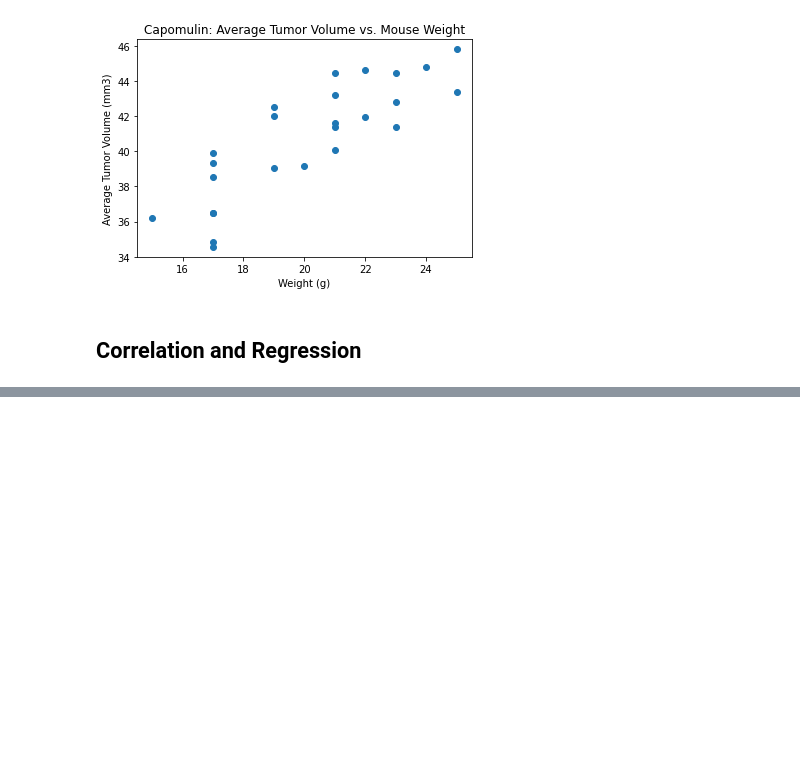
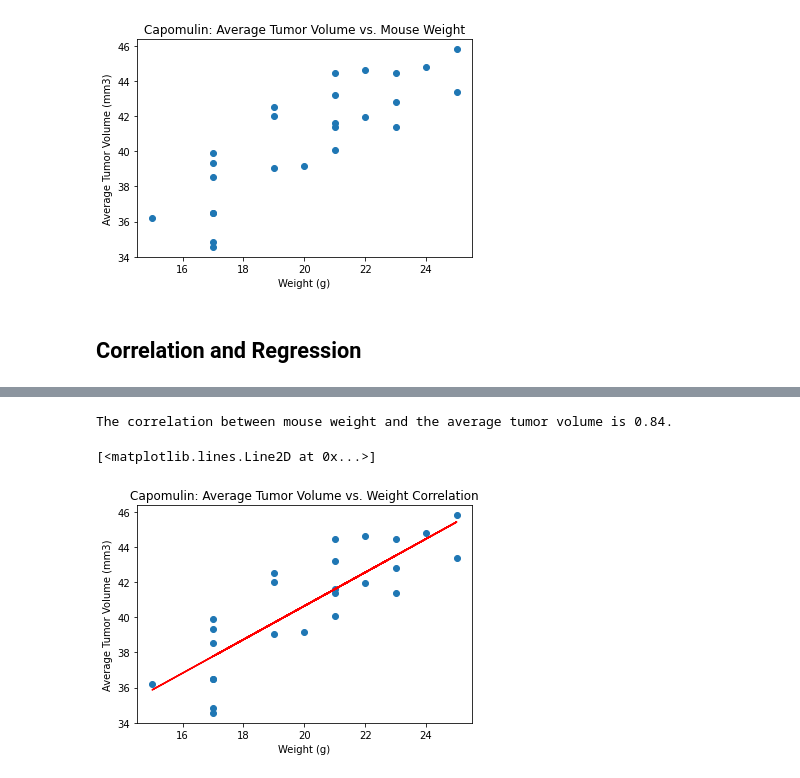
Before and after one commit to geyo/matplotlib-challenge, a Jupyter notebook: Pymaceuticals/pymaceuticals.ipynb, the cells around one changed output, grey strips where cells are left out. Drawn from its saved outputs; the diff is of its cells as text; code cells hidden in the pictures; blank space fills up the shorter version.

Commit message:
correlation and regression line calculated

```diff
--- a/Pymaceuticals/pymaceuticals.ipynb
+++ b/Pymaceuticals/pymaceuticals.ipynb
@@ -399,7 +391,9 @@ capomulin_mean_tum
 | y793 | 17.0 | 17.0 | 22.5 | 38.506829 | 1.40 |
 # %%
 # Generate a scatter plot of average tumor volume vs. mouse weight for the Capomulin regimen
-plt.scatter(capomulin_mean_tum["Weight (g)"], capomulin_mean_tum["Tumor Volume (mm3)"])
+c_weight = capomulin_mean_tum["Weight (g)"]
+c_tum = capomulin_mean_tum["Tumor Volume (mm3)"]
+plt.scatter(c_weight, c_tum )
 plt.xlabel("Weight (g)")
 plt.ylabel("Average Tumor Volume (mm3)")
 plt.title("Capomulin: Average Tumor Volume vs. Mouse Weight")
@@ -416,0 +405,27 @@ The correlation between mouse weight and the average tumor volume is 0.84
+# %%
+# Calculate the correlation coefficient and linear regression model
+# for mouse weight and average tumor volume for the Capomulin regimen
+
+# Calculate correlation.
+# The st.pearsonr() function returns two values--the correlation coefficient and the p-value.
+
+correlation = st.pearsonr(c_weight, c_tum)
+print(f"The correlation between mouse weight and the average tumor volume is {round(correlation[0],2)}.")
+
+# Replicate scatterplot.
+plt.scatter(c_weight, c_tum)
+plt.xlabel("Weight (g)")
+plt.ylabel("Average Tumor Volume (mm3)")
+plt.title("Capomulin: Average Tumor Volume vs. Weight Correlation")
+
+# Calculate linear regression.
+# The st.linregress() function accepts the x and y values,
+# and returns slope, intercept, rvalue, pvalue, and standard error.
+slope, intercept, rvalue, pavalue, stderr = st.linregress(c_weight, c_tum)
+# Use y = mx + b to create series of regression values.
+regress_values = c_weight * slope + intercept # Find series of regression values.
+plt.plot(c_weight, regress_values, "r") # Plot
+# %% [output]
+The correlation between mouse weight and the average tumor volume is 0.84.
+[<matplotlib.lines.Line2D at 0x...>]
+[figure, added]
```
Also changed, not shown: parts of 5 cells of this notebook.
